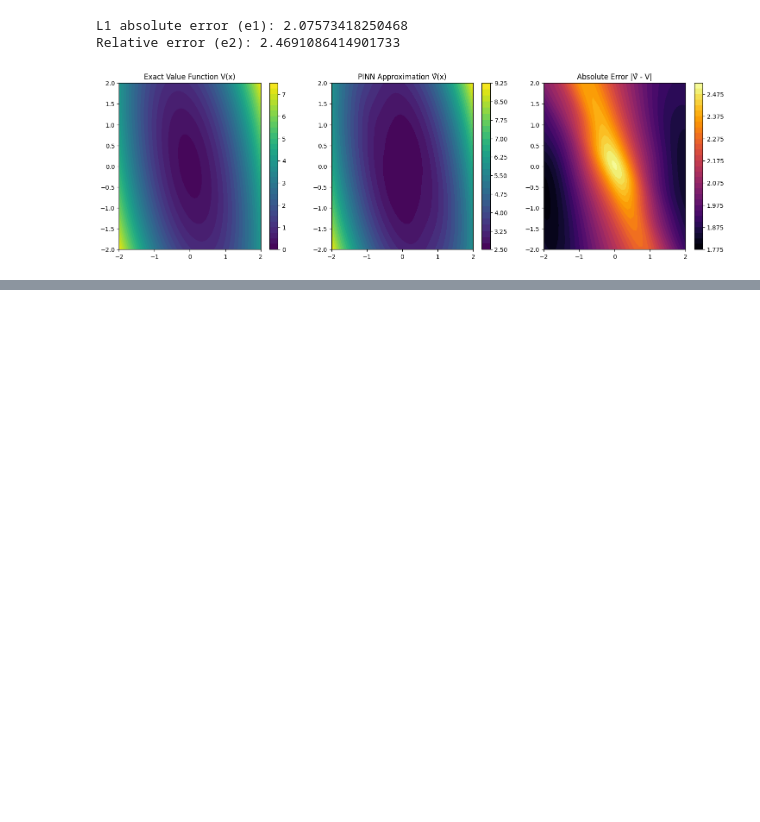
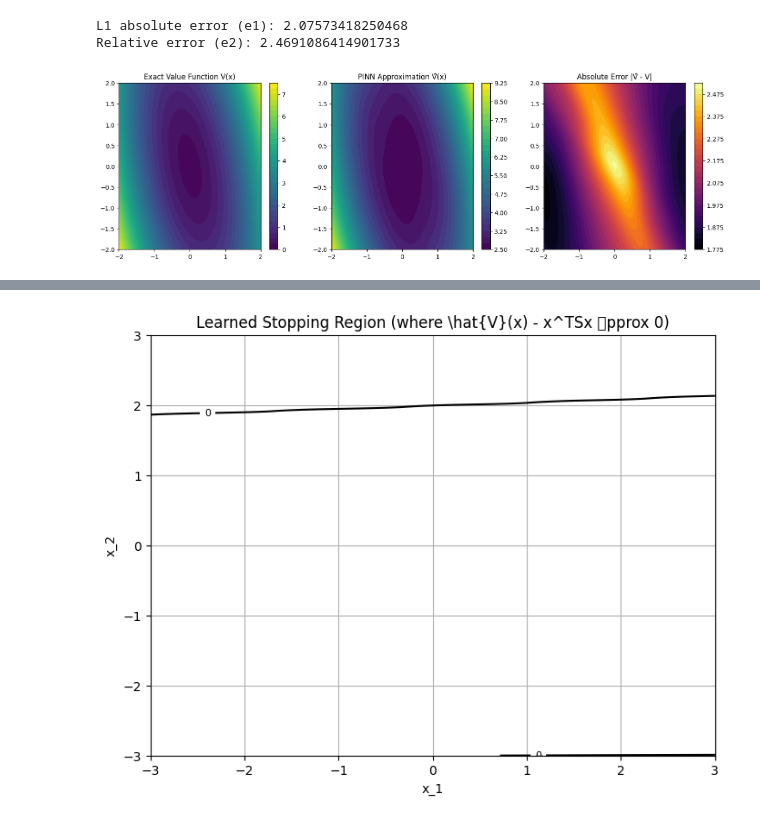
Before and after one commit to jujopo/ams-516, a Jupyter notebook: example.ipynb, the cells around one changed output, grey strips where cells are left out. Saved outputs shown, nothing was run; the diff lists cells and outputs as text; code cells hidden in the pictures; blank space fills up the shorter version.

```diff
--- a/example.ipynb
+++ b/example.ipynb
@@ -242,0 +345,28 @@ Relative error (e2): 2.4691086414901733
+# %%
+# Create a grid of points to evaluate the network
+x1 = np.linspace(-3, 3, 100)
+x2 = np.linspace(-3, 3, 100)
+X1, X2 = np.meshgrid(x1, x2)
+x_grid = np.vstack([X1.ravel(), X2.ravel()]).T
+x_grid_torch = torch.tensor(x_grid, dtype=torch.float32)
+
+# Calculate V_hat and the stopping residual on the grid
+V_hat = V_net(x_grid_torch).detach().numpy()
+xSx = np.sum((x_grid @ S.numpy()) * x_grid, axis=1)
+stopping_residual_grid = V_hat.flatten() - xSx
+
+# The stopping region is where V_hat ≈ xSx, or stopping_residual ≈ 0
+plt.figure(figsize=(8, 6))
+plt.contourf(X1, X2, stopping_residual_grid.reshape(X1.shape), levels=[-0.1, 0.01], colors=['#8d75a3'], alpha=0.5)
+contour = plt.contour(X1, X2, stopping_residual_grid.reshape(X1.shape), levels=[0], colors='black')
+plt.clabel(contour, inline=True, fontsize=8)
+plt.title('Learned Stopping Region (where \hat{V}(x) - x^TSx \approx 0)')
+plt.xlabel('x_1')
+plt.ylabel('x_2')
+plt.grid(True)
+plt.show()
+
+# The area shaded in purple is the learned stopping region S
+# The black line is the learned stopping boundary b(x)
+# %% [output]
+[figure, added]
```
Also changed, not shown: parts of 4 cells of this notebook, 1 other file.
